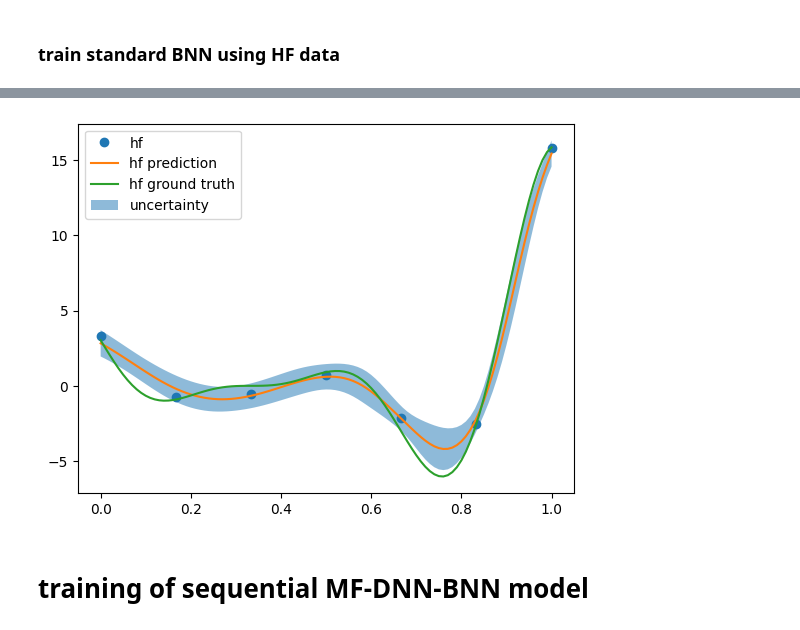
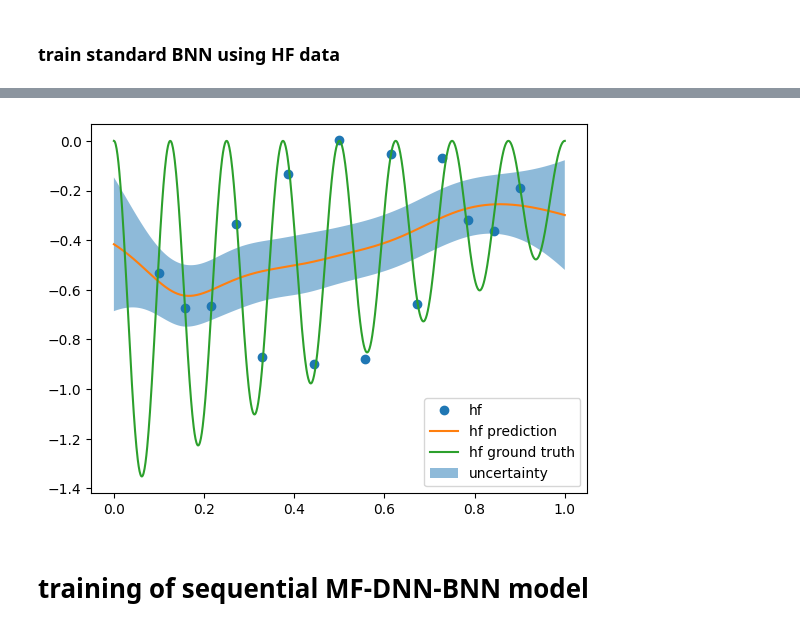
Before and after one commit to bessagroup/mfbml, a Jupyter notebook: studies/bnn_illustrative_examples/mf_dnn_bnn_forrester/mf_dnn_bnn_showcase.ipynb, the cells around one changed output, grey strips where cells are left out. Saved outputs shown, nothing was run; the diff lists cells and outputs as text; code cells hidden in the pictures.

```diff
--- a/studies/bnn_illustrative_examples/mf_dnn_bnn_forrester/mf_dnn_bnn_showcase.ipynb
+++ b/studies/bnn_illustrative_examples/mf_dnn_bnn_forrester/mf_dnn_bnn_showcase.ipynb
@@ -25,15 +24,17 @@ torch.manual_seed(seed)
 <torch._C.Generator at 0x...>
 # %%
 # define function
-func = mf_Forrester_torch(noise_std=0.0)
-
+func = MengCase1(noise_std=0.0)
 # generate samples (21 HF samples, 201 LF samples)
 lf_samples = torch.linspace(0, 1, 201).reshape(-1, 1)
 # hf_samples = lf_samples[::10]  # sample every 5 points
-hf_samples = torch.linspace(0, 1, 7).reshape(-1, 1)
+hf_samples= torch.linspace(0.1, 0.9, 15).reshape(-1, 1)
 
 # generate responses
-lf_responses = func.lf_1(lf_samples, noise_std=0.3)
-hf_responses = func.hf(hf_samples, noise_hf=0.3)
+lf1_responses = func.lf1(lf_samples,  noise_lf=0.05)
+lf2_responses = func.lf2(lf_samples, noise_lf=0.05)
+lf3_responses = func.lf3(lf_samples, noise_lf=0.05)
+# get the high-fidelity responses
+hf_responses = func.hf(hf_samples, noise_hf=0.05)
 # %%
 # generate the test points
@@ -125,20 +128,26 @@ hf_train_config = {
 # %% [markdown]
 ### train standard BNN using HF data
 # %%
-# define BNN
-bnn_model = BNNWrapper(
+# the pretrained model path
+# normalize the responses
+hf_responses_mean = hf_responses.mean().numpy()
+hf_responses_std = hf_responses.std().numpy()
+hf_responses_scaled = (hf_responses - hf_responses_mean) / hf_responses_std
+
+# create the sf_bnn model
+sigma_scale = float(0.05 / hf_responses_std)
+bnn_model =BNNWrapper(
     in_features=1,
     hidden_features=[50, 50],
     out_features=1,
     activation="Tanh",
     lr=0.001,
-    sigma=0.3,
+    sigma=sigma_scale,
 )
-
 # train the model
 bnn_model.train(
     x=hf_samples,
-    y=hf_responses,
+    y=hf_responses_scaled,
     num_epochs=20000,
     sample_freq=100,
     burn_in_epochs=10000,
@@ -164,29 +180,33 @@ noise: 0.300
 # %%
 # visualize the posterior of bnn
 bnn_y, bnn_epistemic, bnn_total_unc, bnn_aleatoric = bnn_model.predict(
     x=test_samples)
+# scale the prediction
+bnn_y = bnn_y * hf_responses.std().numpy() + hf_responses.mean().numpy()
+bnn_total_unc = bnn_total_unc * hf_responses.std().numpy()
+bnn_epistemic = bnn_epistemic * hf_responses.std().numpy()
+bnn_aleatoric = bnn_aleatoric * hf_responses.std().numpy()
 
 # plot
 plt.figure()
 plt.plot(hf_samples, hf_responses, "o", label="hf")
 plt.plot(test_samples.numpy(), bnn_y, label="hf prediction")
 plt.plot(
     test_samples.numpy(),
     test_hf_responses_noiseless.numpy(),
     label="hf ground truth",
 )
 plt.fill_between(
     test_samples.flatten().numpy(),
     (bnn_y - 2 * bnn_total_unc).reshape(-1),
     (bnn_y + 2 * bnn_total_unc).reshape(-1),
     alpha=0.5,
     label="uncertainty",
 )
 plt.legend()
-# plt.savefig("bnn.png", bbox_inches='tight', dpi=300)
 plt.show()
 # %% [output]
-[figure, old version]
+[figure, new version]
 # %% [markdown]
 # training of sequential MF-DNN-BNN model
 # %%
```
Also changed, not shown: parts of 14 cells of this notebook, 23 other files.
